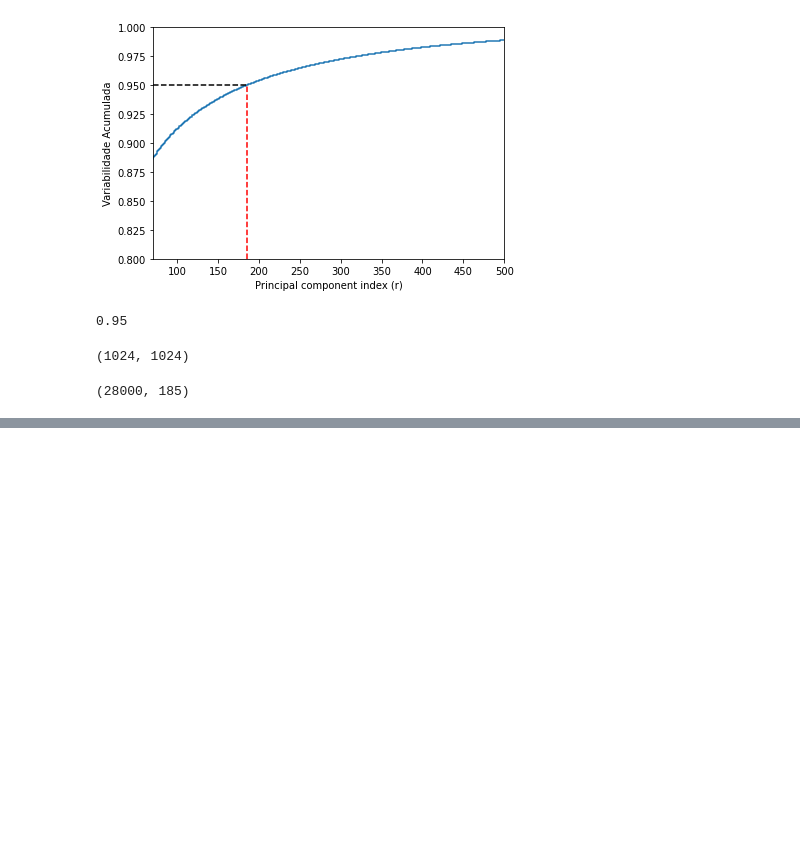
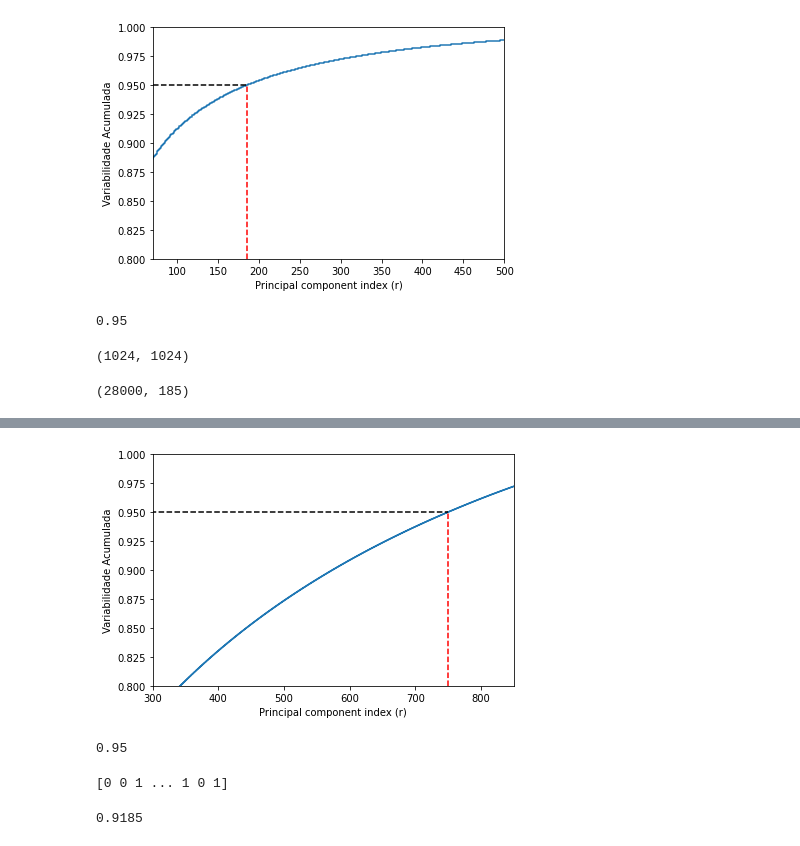
Before and after one commit to diascarolina/fundamentos-analise-dados, a Jupyter notebook: trabalho02_classificacao/trabalho02.ipynb, the cells around one changed output, grey strips where cells are left out. Saved outputs shown, nothing was run; the diff lists cells and outputs as text; code cells hidden in the pictures; blank space fills up the shorter version.

```diff
--- a/trabalho02_classificacao/trabalho02.ipynb
+++ b/trabalho02_classificacao/trabalho02.ipynb
@@ -168,0 +240,18 @@ accuracy
+# %%
+plt.step(range(0, len(cum_sum_exp)), cum_sum_exp, where='mid')
+plt.ylabel('Variabilidade Acumulada')
+plt.xlabel('Principal component index (r)')
+
+r = 750
+plt.axis([300, 850, 0.8, 1.0])
+plt.vlines(x=r, ymin=0.8, ymax=cum_sum_exp[r], colors='r',linestyles='dashed')
+plt.hlines(y=cum_sum_exp[r], xmin=70, xmax=r, colors='k',linestyles='dashed')
+
+plt.tight_layout()
+plt.show()
+# %% [output]
+[figure, added]
+# %%
+round(cum_sum_exp[r], 2)
+# %% [output]
+0.95
@@ -168,0 +263,11 @@ accuracy
+# %%
+model = KNeighborsClassifier(n_neighbors=1)
+model.fit(Z_train, y_train)
+y_pred = model.predict(Z_test)
+print(y_pred)
+# %% [output]
+[0 0 1 ... 1 0 1]
+# %%
+accuracy_score(y_test, y_pred)
+# %% [output]
+0.9185
```
Also changed, not shown: parts of 29 cells of this notebook.
